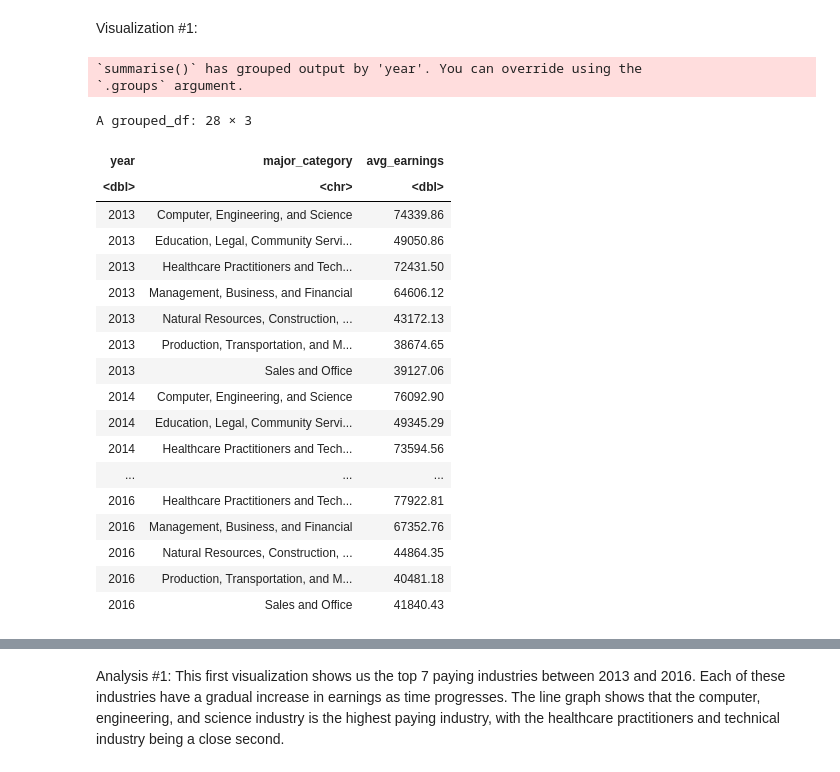
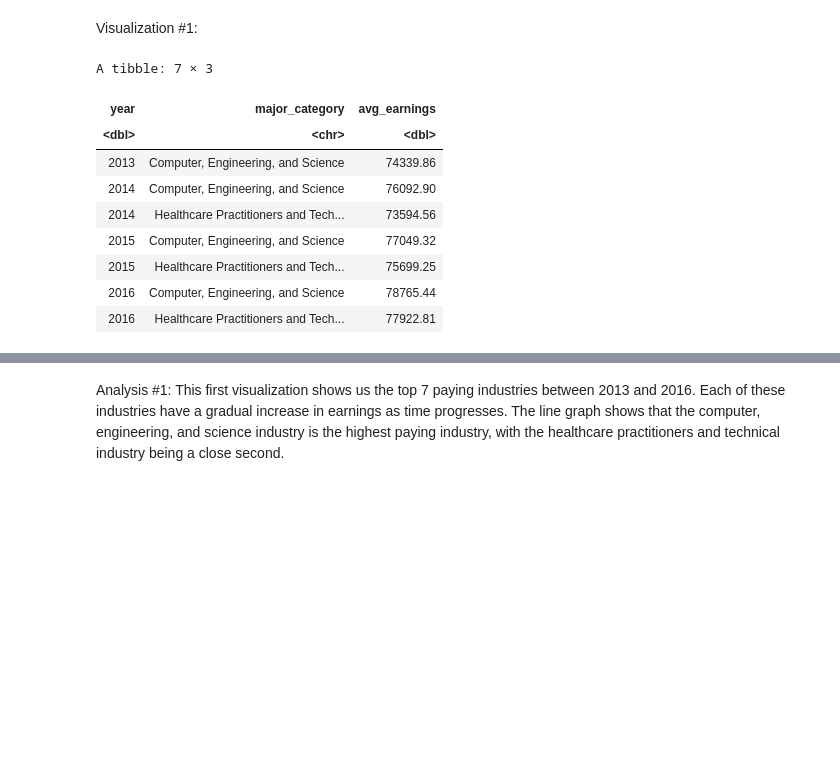
Before and after one commit to romarrao/BIOS512_assignments, a Jupyter notebook: BIOS512_final_project.ipynb, the cells around one changed output, grey strips where cells are left out. Cells and saved outputs as stored; diff of their text form; code cells hidden in the pictures; blank space fills up the shorter version.

```diff
--- a/BIOS512_final_project.ipynb
+++ b/BIOS512_final_project.ipynb
@@ -52,32 +65,21 @@ Visualization #1:
 # %%
 visual1 = jobs_df |>
     group_by(year, major_category) |>
-    summarize(avg_earnings = mean(total_earnings)) |> #find average earnings for each industry in each year
+    summarize(avg_earnings = mean(total_earnings), .groups='drop') |> #find average earnings for each industry in each year
     top_n(7, avg_earnings) #takes 7 industries with the top average earnings
 
 visual1
 # %% [output]
-`summarise()` has grouped output by 'year'. You can override using the
-`.groups` argument.
+A tibble: 7 × 3
-A grouped_df: 28 × 3
 | year | major_category | avg_earnings |
 | <dbl> | <chr> | <dbl> |
 | 2013 | Computer, Engineering, and Science | 74339.86 |
-| 2013 | Education, Legal, Community Servi... | 49050.86 |
-| 2013 | Healthcare Practitioners and Tech... | 72431.50 |
-| 2013 | Management, Business, and Financial | 64606.12 |
-| 2013 | Natural Resources, Construction, ... | 43172.13 |
-| 2013 | Production, Transportation, and M... | 38674.65 |
-| 2013 | Sales and Office | 39127.06 |
 | 2014 | Computer, Engineering, and Science | 76092.90 |
-| 2014 | Education, Legal, Community Servi... | 49345.29 |
 | 2014 | Healthcare Practitioners and Tech... | 73594.56 |
-| ... | ... | ... |
+| 2015 | Computer, Engineering, and Science | 77049.32 |
+| 2015 | Healthcare Practitioners and Tech... | 75699.25 |
+| 2016 | Computer, Engineering, and Science | 78765.44 |
 | 2016 | Healthcare Practitioners and Tech... | 77922.81 |
-| 2016 | Management, Business, and Financial | 67352.76 |
-| 2016 | Natural Resources, Construction, ... | 44864.35 |
-| 2016 | Production, Transportation, and M... | 40481.18 |
-| 2016 | Sales and Office | 41840.43 |
 # %%
 options(repr.plot.width=12, repr.plot.height=6)
 p = ggplot(visual1, aes(x = year, y = avg_earnings, color=major_category)) +
```
Also changed, not shown: parts of 2 cells of this notebook.
